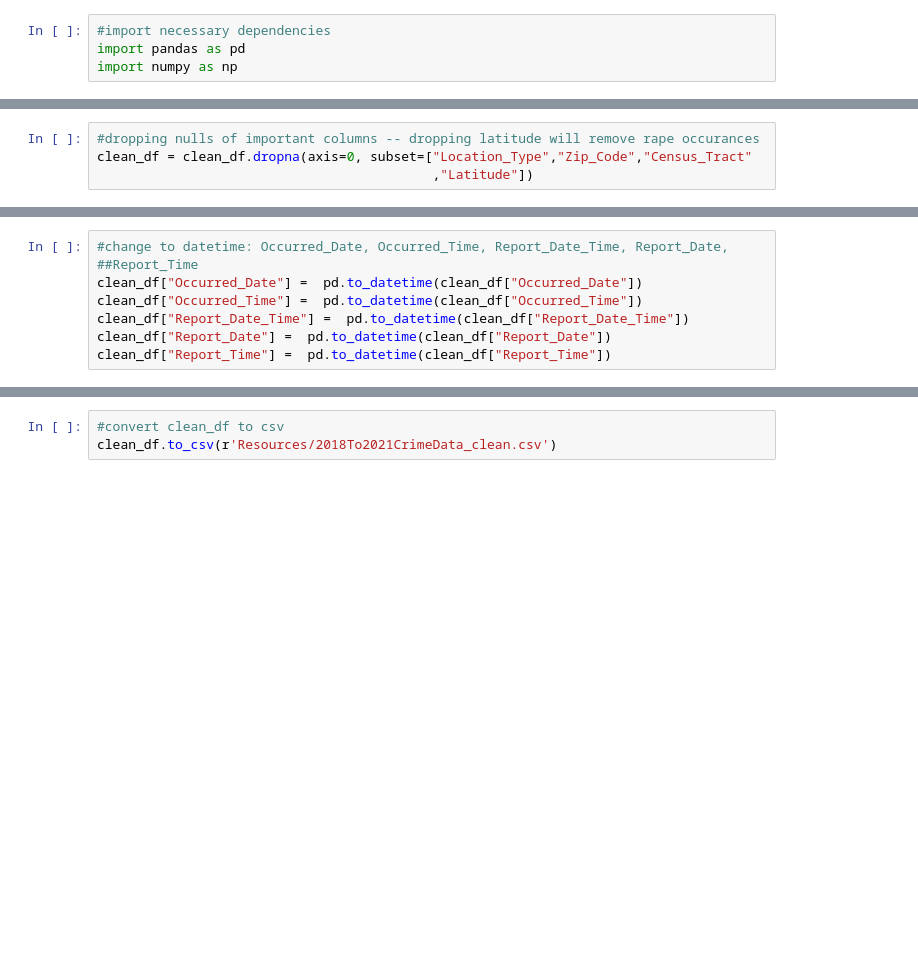
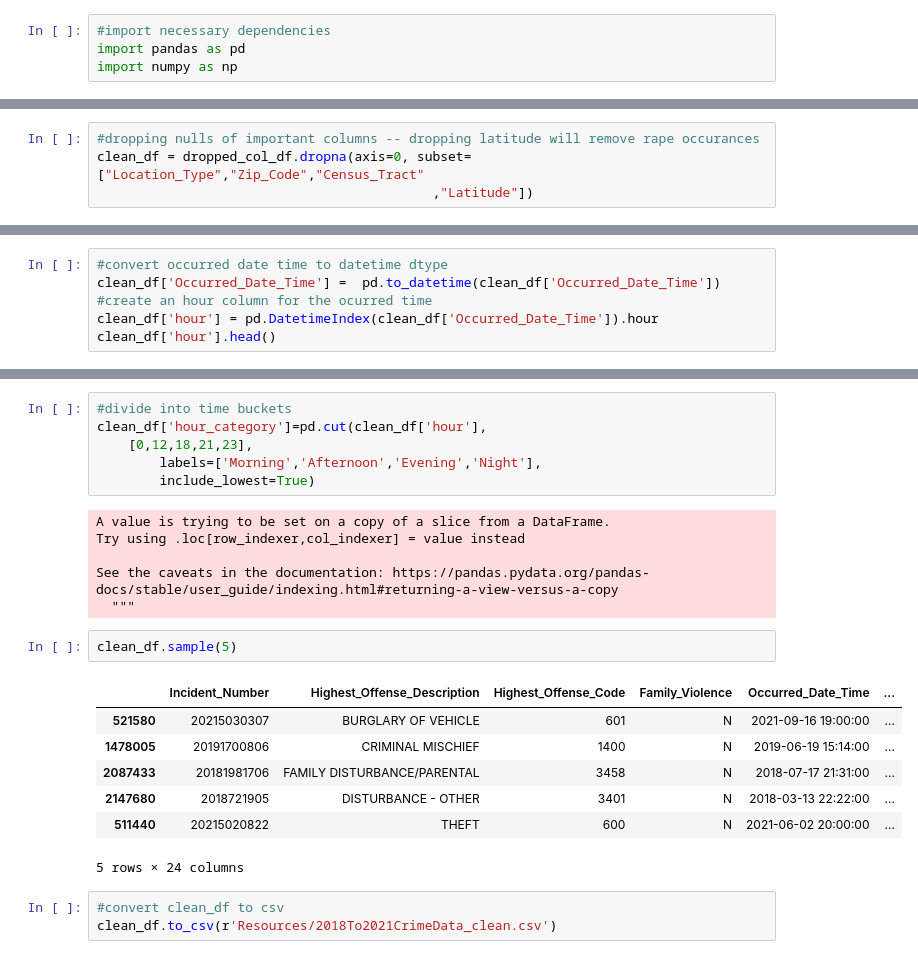
Before and after one commit to kellykindla/FinalProject, a Jupyter notebook: Crime_EDA_K.ipynb, the cells around one changed output, grey strips where cells are left out. Cells and saved outputs as stored; diff of their text form; blank space fills up the shorter version.

Commit message:
crime code clean up, adde hour_category

```diff
--- a/Crime_EDA_K.ipynb
+++ b/Crime_EDA_K.ipynb
@@ -220,7 +112,7 @@ Auto Theft               4
 Name: Category_Description, dtype: int64
 # %%
 #dropping nulls of important columns -- dropping latitude will remove rape occurances
-clean_df = clean_df.dropna(axis=0, subset=["Location_Type","Zip_Code","Census_Tract"
+clean_df = dropped_col_df.dropna(axis=0, subset=["Location_Type","Zip_Code","Census_Tract"
                                            ,"Latitude"])
 # %%
 clean_df["Category_Description"].unique()
@@ -288,8 +161,0 @@ dtype: object
-# %%
-#change to datetime: Occurred_Date, Occurred_Time, Report_Date_Time, Report_Date,
-##Report_Time
-clean_df["Occurred_Date"] =  pd.to_datetime(clean_df["Occurred_Date"])
-clean_df["Occurred_Time"] =  pd.to_datetime(clean_df["Occurred_Time"])
-clean_df["Report_Date_Time"] =  pd.to_datetime(clean_df["Report_Date_Time"])
-clean_df["Report_Date"] =  pd.to_datetime(clean_df["Report_Date"])
-clean_df["Report_Time"] =  pd.to_datetime(clean_df["Report_Time"])
@@ -325,0 +162,6 @@ len(clean_df)
+# %%
+#convert occurred date time to datetime dtype
+clean_df['Occurred_Date_Time'] =  pd.to_datetime(clean_df['Occurred_Date_Time'])
+#create an hour column for the ocurred time
+clean_df['hour'] = pd.DatetimeIndex(clean_df['Occurred_Date_Time']).hour
+clean_df['hour'].head()
@@ -326,3 +185,25 @@ len(clean_df)
+# %%
+#divide into time buckets
+clean_df['hour_category']=pd.cut(clean_df['hour'],
+    [0,12,18,21,23],
+        labels=['Morning','Afternoon','Evening','Night'],
+        include_lowest=True)
+# %% [output]
+A value is trying to be set on a copy of a slice from a DataFrame.
+Try using .loc[row_indexer,col_indexer] = value instead
+
+See the caveats in the documentation: https://pandas.pydata.org/pandas-docs/stable/user_guide/indexing.html#returning-a-view-versus-a-copy
+  """
+# %%
+clean_df.sample(5)
+# %% [output]
+|  | Incident_Number | Highest_Offense_Description | Highest_Offense_Code | Family_Violence | Occurred_Date_Time | ... |
+| 521580 | 20215030307 | BURGLARY OF VEHICLE | 601 | N | 2021-09-16 19:00:00 | ... |
+| 1478005 | 20191700806 | CRIMINAL MISCHIEF | 1400 | N | 2019-06-19 15:14:00 | ... |
+| 2087433 | 20181981706 | FAMILY DISTURBANCE/PARENTAL | 3458 | N | 2018-07-17 21:31:00 | ... |
+| 2147680 | 2018721905 | DISTURBANCE - OTHER | 3401 | N | 2018-03-13 22:22:00 | ... |
+| 511440 | 20215020822 | THEFT | 600 | N | 2021-06-02 20:00:00 | ... |
+5 rows × 24 columns
 # %%
 #convert clean_df to csv
 clean_df.to_csv(r'Resources/2018To2021CrimeData_clean.csv')
```
Also changed, not shown: parts of 35 cells of this notebook.
